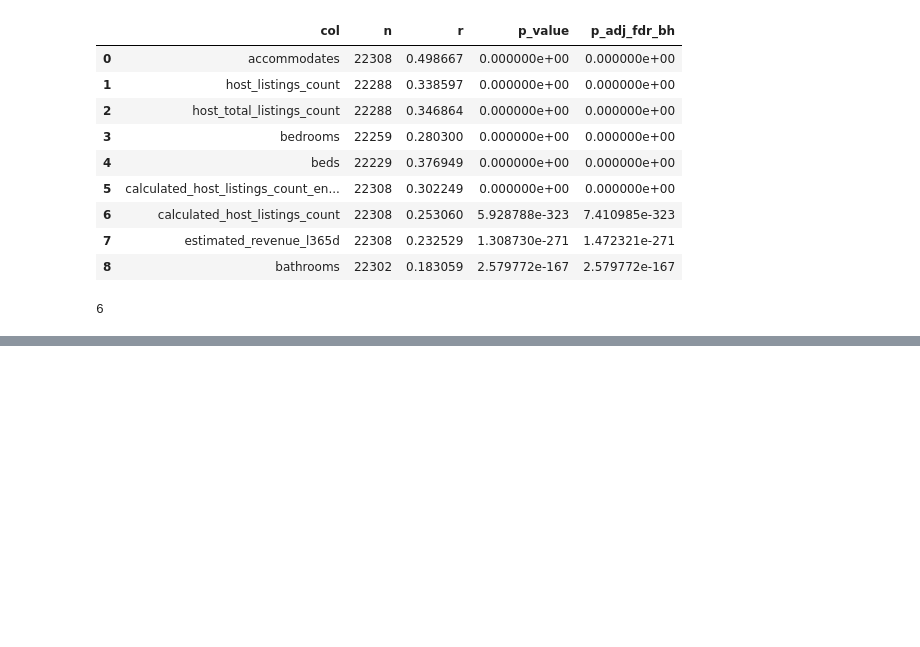
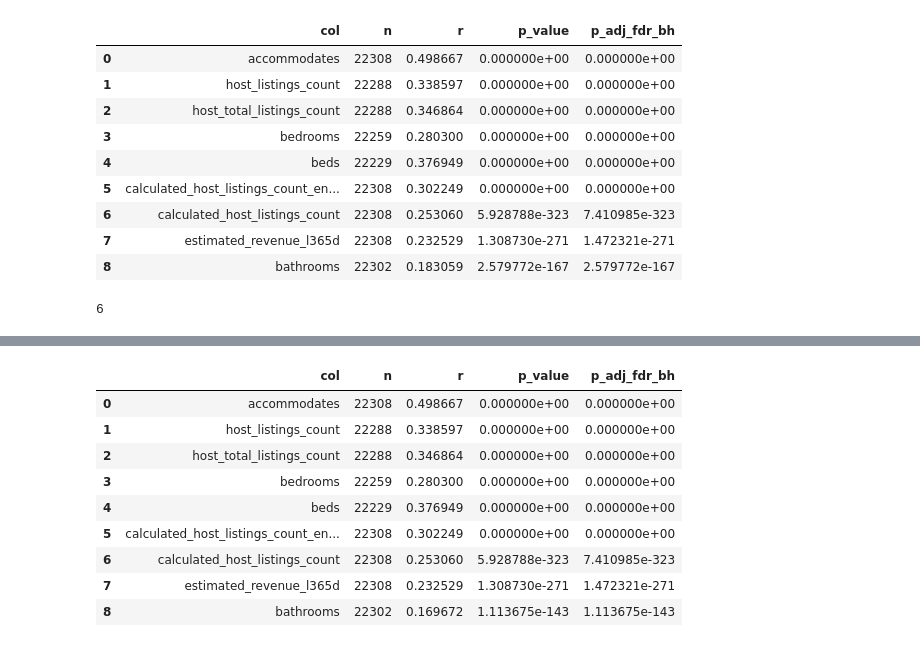
Before and after one commit to Be4hape/10th, a Jupyter notebook: standard/LinearBNB/test2.ipynb, the cells around one changed output, grey strips where cells are left out. Saved outputs shown, nothing was run; the diff lists cells and outputs as text; code cells hidden in the pictures; blank space fills up the shorter version.

```diff
--- a/standard/LinearBNB/test2.ipynb
+++ b/standard/LinearBNB/test2.ipynb
@@ -175,0 +218,51 @@ df['bathrooms'].isnull().sum()
+# %%
+import numpy as np
+import pandas as pd
+from scipy.stats import pearsonr
+from statsmodels.stats.multitest import multipletests
+
+# 1) log 컬럼 만들기 (없으면)
+df["price1_log"] = np.log1p(df["price1"])
+
+target = "price1_log"   # <- 문자열!
+cols = [
+    "accommodates",
+    "host_listings_count",
+    "host_total_listings_count",
+    "bathrooms",
+    "bedrooms",
+    "beds",
+    "estimated_revenue_l365d",
+    "calculated_host_listings_count",
+    "calculated_host_listings_count_entire_homes",
+]
+
+rows = []
+for c in cols:
+    tmp = df[[target, c]].dropna()
+    if len(tmp) < 3 or tmp[c].nunique() < 2:
+        continue
+    r, p = pearsonr(tmp[target], tmp[c])
+    rows.append({"col": c, "n": len(tmp), "r": r, "p_value": p})
+
+res = pd.DataFrame(rows).sort_values("p_value").reset_index(drop=True)
+if not res.empty:
+    res["p_adj_fdr_bh"] = multipletests(res["p_value"], method="fdr_bh")[1]
+
+res
+
+
+#bathrooms의 r은 높으나, p-value가 낮으므로 bathrooms의 데이터가 어떻게 되었는지 살펴본 뒤, 1.5, 2.5같은 식으로도 저장되어있는 것을 확인,
+#데이터 자체가 결측치가 많거나 .5의 형태로 나와있으면 p-value의 값이 커질 수 있으므로 이를 처리하고
+#다시 p-value를 확인했으나 1.11정도로 1.4가까이 줄긴했지만 p-value가 낮은 다른 컬럼들보다는 크기 때문에 bathrooms는 소거한다.
+# %% [output]
+|  | col | n | r | p_value | p_adj_fdr_bh |
+| 0 | accommodates | 22308 | 0.498667 | 0.000000e+00 | 0.000000e+00 |
+| 1 | host_listings_count | 22288 | 0.338597 | 0.000000e+00 | 0.000000e+00 |
+| 2 | host_total_listings_count | 22288 | 0.346864 | 0.000000e+00 | 0.000000e+00 |
+| 3 | bedrooms | 22259 | 0.280300 | 0.000000e+00 | 0.000000e+00 |
+| 4 | beds | 22229 | 0.376949 | 0.000000e+00 | 0.000000e+00 |
+| 5 | calculated_host_listings_count_en... | 22308 | 0.302249 | 0.000000e+00 | 0.000000e+00 |
+| 6 | calculated_host_listings_count | 22308 | 0.253060 | 5.928788e-323 | 7.410985e-323 |
+| 7 | estimated_revenue_l365d | 22308 | 0.232529 | 1.308730e-271 | 1.472321e-271 |
+| 8 | bathrooms | 22302 | 0.169672 | 1.113675e-143 | 1.113675e-143 |
```
Also changed, not shown: parts of 20 cells of this notebook.
